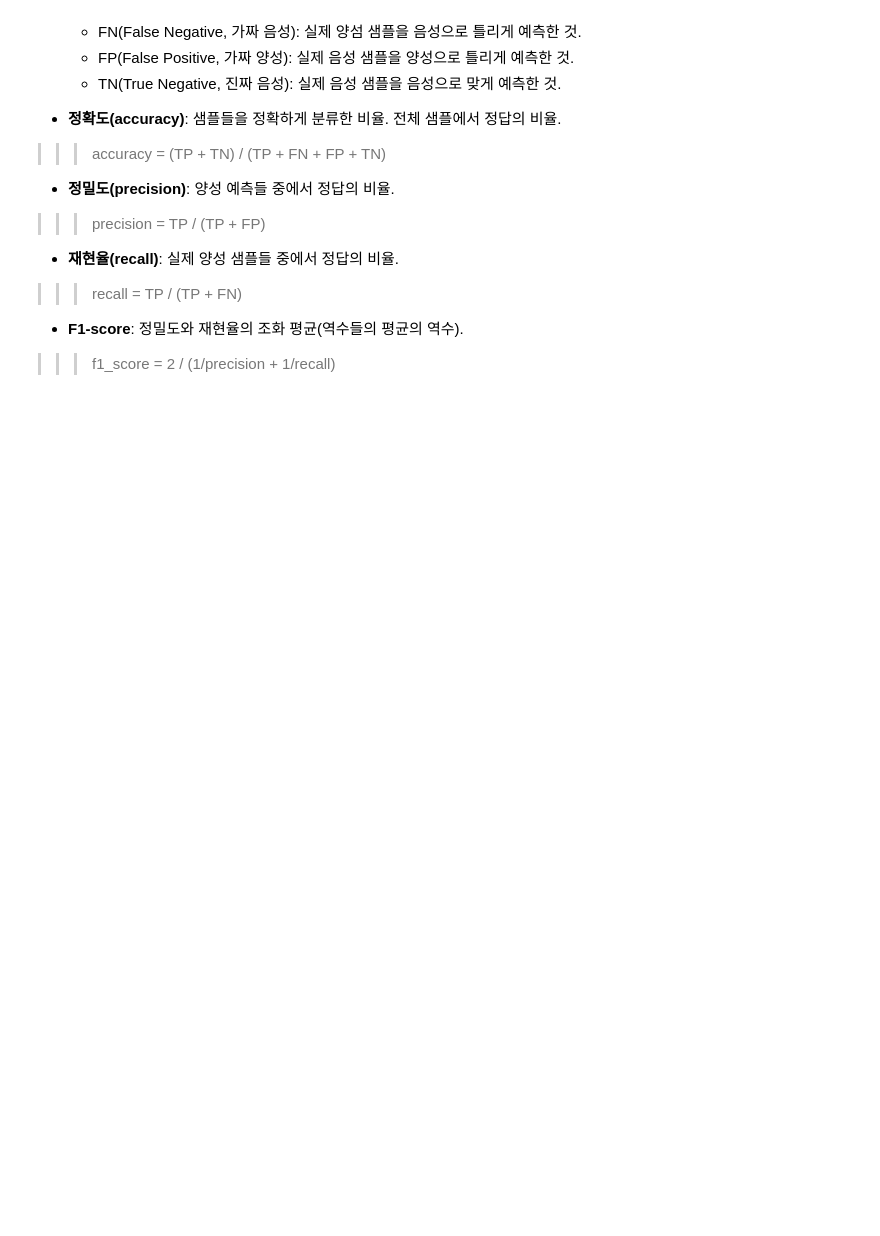
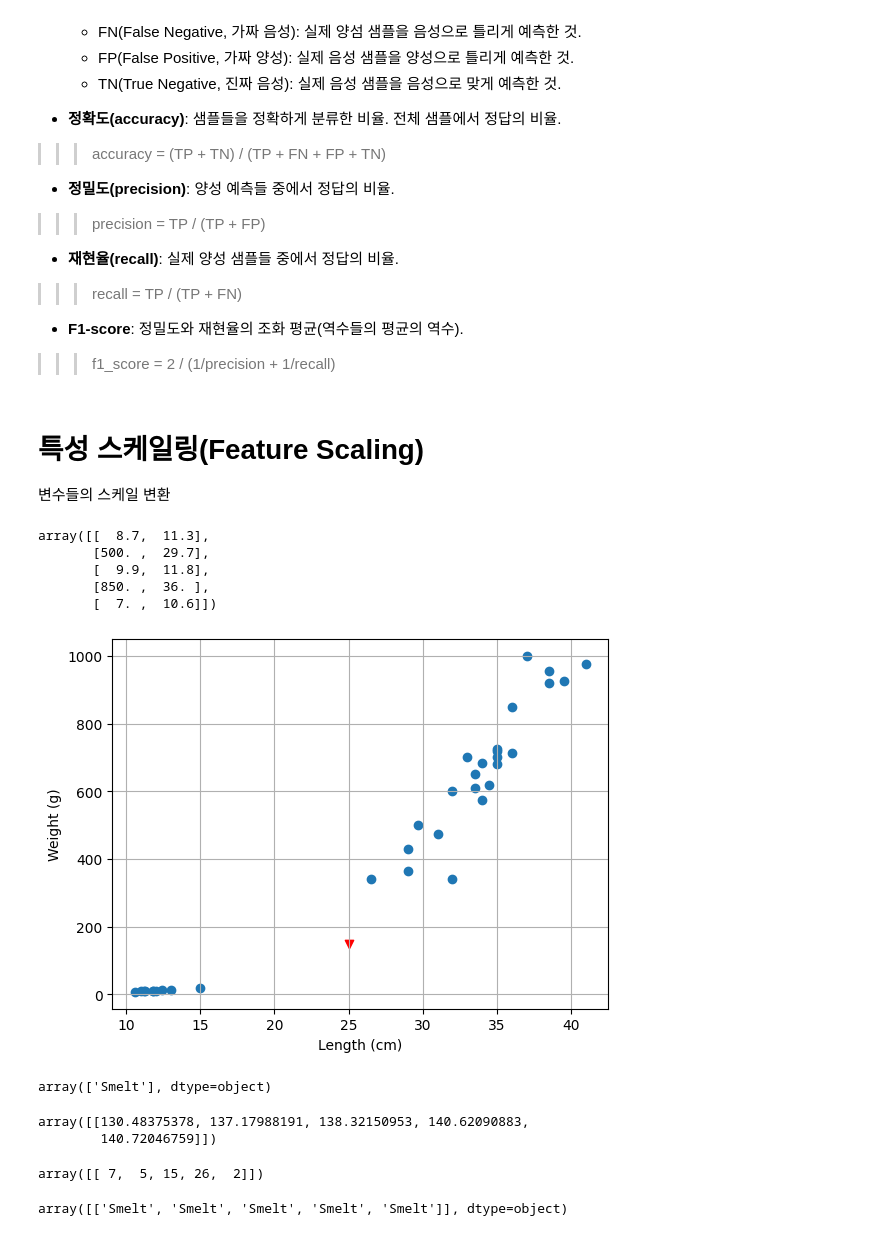
Before and after one commit to kiminhonawa/python, a Jupyter notebook: ml02_knn.ipynb, the cells around one changed output. Cells and saved outputs as stored; diff of their text form; code cells hidden in the pictures; blank space fills up the shorter version.

```diff
--- a/ml02_knn.ipynb
+++ b/ml02_knn.ipynb
@@ -524,3 +527,38 @@ weighted avg       1.00      1.00      1.00        15
 
 *  **F1-score**: 정밀도와 재현율의 조화 평균(역수들의 평균의 역수).
 >>> f1_score = 2 / (1/precision + 1/recall)
+# %% [markdown]
+# 특성 스케일링(Feature Scaling)
+
+변수들의 스케일 변환
+# %%
+X_train[:5]
+# %% [output]
+array([[  8.7,  11.3],
+       [500. ,  29.7],
+       [  9.9,  11.8],
+       [850. ,  36. ],
+       [  7. ,  10.6]])
+# %%
+# 가상의 물고기 데이터: (150g, 25cm)
+unknown = np.array([[150, 25]])
+# %%
+# 훈련 셋(X_train) 시각화
+plt.scatter(X_train[:, 1], X_train[:, 0])
+
+# 가상의 물고기 시각화
+plt.scatter(unknown[:, 1], unknown[:, 0], c='red', marker='v')
+
+plt.xlabel('Length (cm)')
+plt.ylabel('Weight (g)')
+plt.grid()
+
+plt.show()
+# %% [output]
+[figure, added]
+# %%
+# Scale 변환을 하지 않은 훈련 셋으로 학습이 끝난 KNN 모델로 예측:
+unknown_pred = knn.predict(unknown)
+unknown_pred
+# %% [output]
+array(['Smelt'], dtype=object)
@@ -526,0 +567,13 @@ weighted avg       1.00      1.00      1.00        15
+# %%
+neigh_dist  # 가장 가까운 이웃 5개 까지의 거리
+# %% [output]
+array([[130.48375378, 137.17988191, 138.32150953, 140.62090883,
+        140.72046759]])
+# %%
+neigh_ind  # 가장 가까운 이웃 5개의 인덱스
+# %% [output]
+array([[ 7,  5, 15, 26,  2]])
+# %%
+y_train[neigh_ind]  # 가장 가까운 이웃 5개의 레이블
+# %% [output]
+array([['Smelt', 'Smelt', 'Smelt', 'Smelt', 'Smelt']], dtype=object)
```
Also changed, not shown: parts of 8 cells of this notebook.
